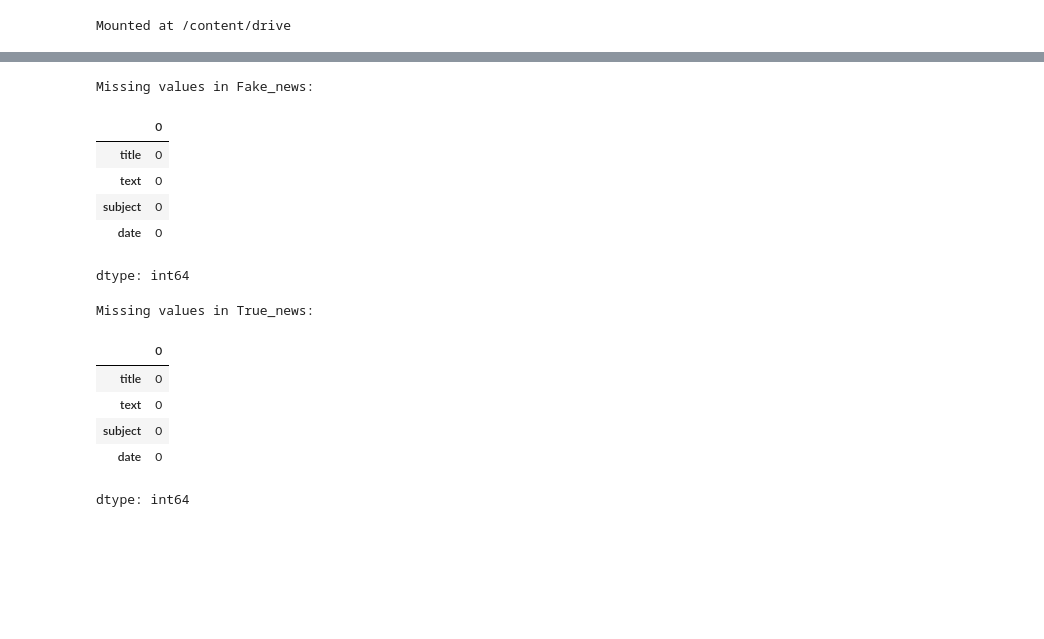
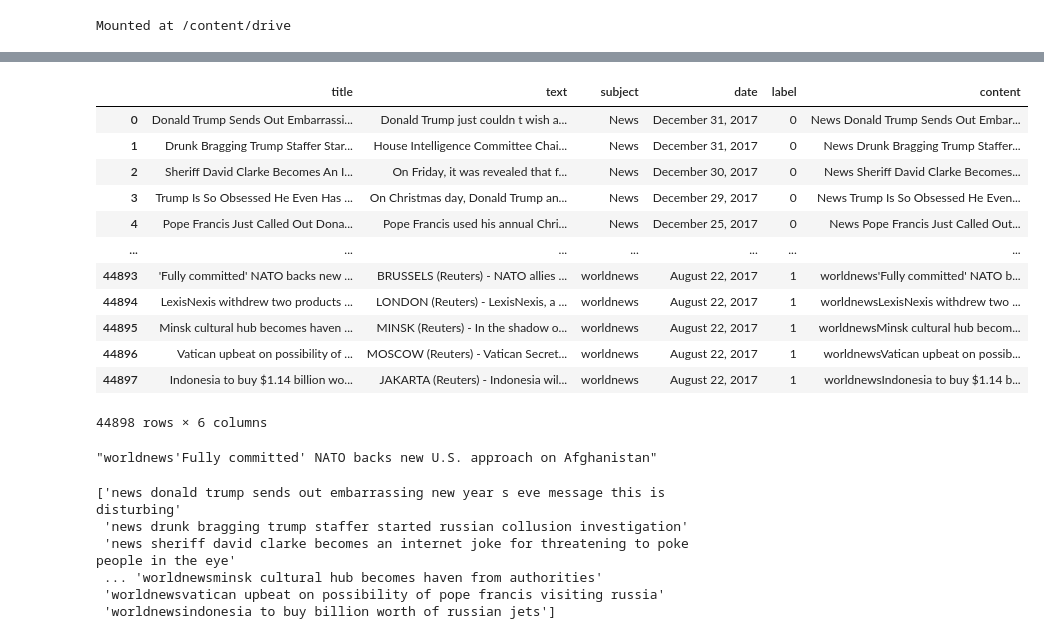
Before and after one commit to Zarabibi/AI-course-tasks, a Jupyter notebook: fake_news_detection.ipynb, the cells around one changed output, grey strips where cells are left out. Cells and saved outputs as stored; diff of their text form; code cells hidden in the pictures; blank space fills up the shorter version.

```diff
--- a/fake_news_detection.ipynb
+++ b/fake_news_detection.ipynb
@@ -89,21 +44,22 @@ dtype: int64
-# %%
-print("Missing values in Fake_news:")
-display(Fake_news.isnull().sum())
-
-print("\nMissing values in True_news:")
-display(True_news.isnull().sum())
-# %% [output]
-Missing values in Fake_news:
-|  | 0 |
-| title | 0 |
-| text | 0 |
-| subject | 0 |
-| date | 0 |
-dtype: int64
-Missing values in True_news:
-|  | 0 |
-| title | 0 |
-| text | 0 |
-| subject | 0 |
-| date | 0 |
-dtype: int64
+# %%
+data['content']= data['subject'].astype(str) + "" + data['title'].astype(str)
+# %%
+data
+# %% [output]
+|  | title | text | subject | date | label | content |
+| 0 | Donald Trump Sends Out Embarrassi... | Donald Trump just couldn t wish a... | News | December 31, 2017 | 0 | News Donald Trump Sends Out Embar... |
+| 1 | Drunk Bragging Trump Staffer Star... | House Intelligence Committee Chai... | News | December 31, 2017 | 0 | News Drunk Bragging Trump Staffer... |
+| 2 | Sheriff David Clarke Becomes An I... | On Friday, it was revealed that f... | News | December 30, 2017 | 0 | News Sheriff David Clarke Becomes... |
+| 3 | Trump Is So Obsessed He Even Has ... | On Christmas day, Donald Trump an... | News | December 29, 2017 | 0 | News Trump Is So Obsessed He Even... |
+| 4 | Pope Francis Just Called Out Dona... | Pope Francis used his annual Chri... | News | December 25, 2017 | 0 | News Pope Francis Just Called Out... |
+| ... | ... | ... | ... | ... | ... | ... |
+| 44893 | 'Fully committed' NATO backs new ... | BRUSSELS (Reuters) - NATO allies ... | worldnews | August 22, 2017 | 1 | worldnews'Fully committed' NATO b... |
+| 44894 | LexisNexis withdrew two products ... | LONDON (Reuters) - LexisNexis, a ... | worldnews | August 22, 2017 | 1 | worldnewsLexisNexis withdrew two ... |
+| 44895 | Minsk cultural hub becomes haven ... | MINSK (Reuters) - In the shadow o... | worldnews | August 22, 2017 | 1 | worldnewsMinsk cultural hub becom... |
+| 44896 | Vatican upbeat on possibility of ... | MOSCOW (Reuters) - Vatican Secret... | worldnews | August 22, 2017 | 1 | worldnewsVatican upbeat on possib... |
+| 44897 | Indonesia to buy $1.14 billion wo... | JAKARTA (Reuters) - Indonesia wil... | worldnews | August 22, 2017 | 1 | worldnewsIndonesia to buy $1.14 b... |
+44898 rows × 6 columns
+# %%
+data['content'][44893]
+# %% [output]
+"worldnews'Fully committed' NATO backs new U.S. approach on Afghanistan"
@@ -109,0 +83,9 @@ dtype: int64
+# %%
+print(X)
+# %% [output]
+['news donald trump sends out embarrassing new year s eve message this is disturbing'
+ 'news drunk bragging trump staffer started russian collusion investigation'
+ 'news sheriff david clarke becomes an internet joke for threatening to poke people in the eye'
+ ... 'worldnewsminsk cultural hub becomes haven from authorities'
+ 'worldnewsvatican upbeat on possibility of pope francis visiting russia'
+ 'worldnewsindonesia to buy billion worth of russian jets']
```
Also changed, not shown: parts of 18 cells of this notebook.
